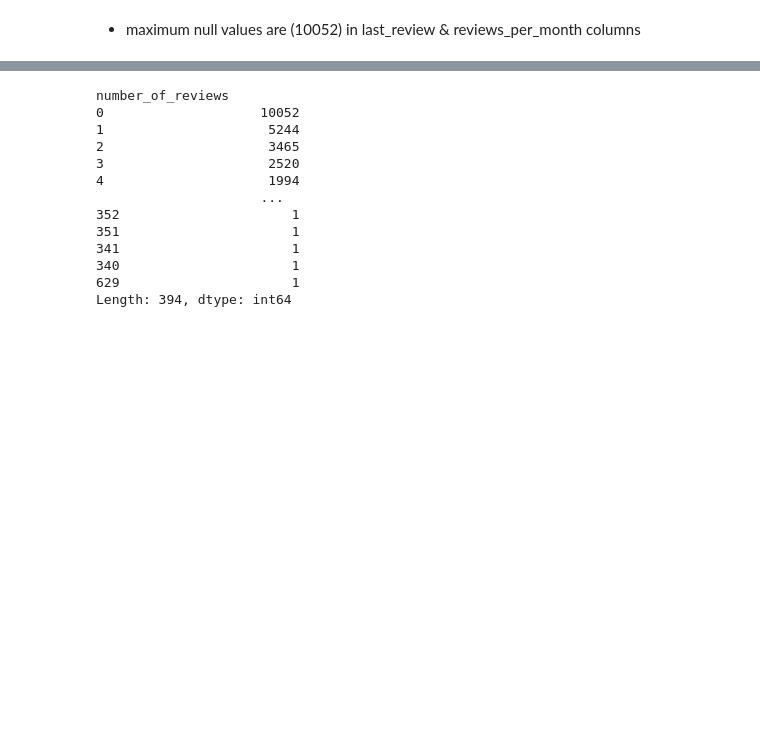
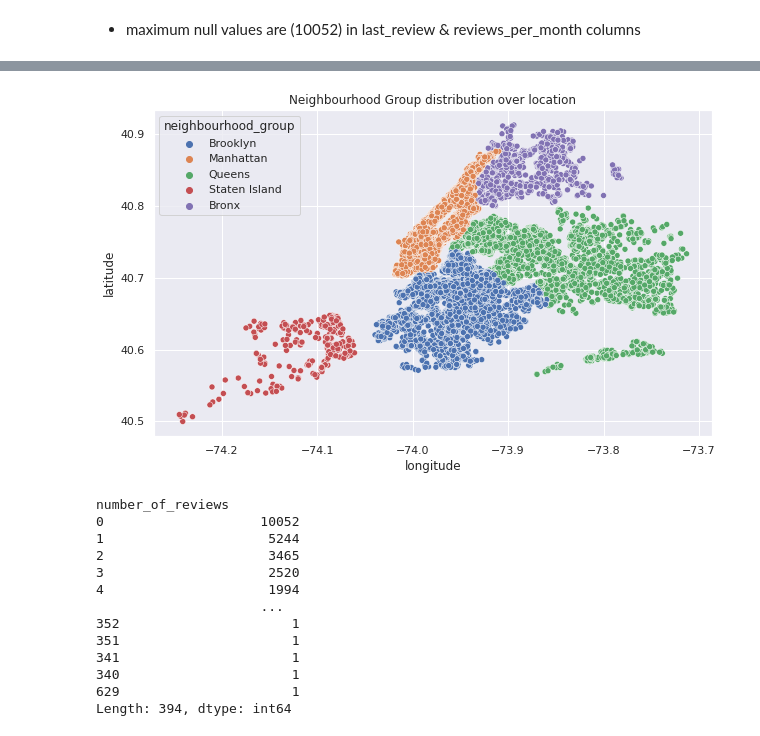
Before and after one commit to NehaGupta-DataScientists/AirbnbBookingAnalysis-, a Jupyter notebook: My_Airbnb_Bookings_Analysis_Capstone_Project.ipynb, the cells around one changed output, grey strips where cells are left out. Saved outputs shown, nothing was run; the diff lists cells and outputs as text; code cells hidden in the pictures; blank space fills up the shorter version.

```diff
--- a/My_Airbnb_Bookings_Analysis_Capstone_Project.ipynb
+++ b/My_Airbnb_Bookings_Analysis_Capstone_Project.ipynb
@@ -171,3 +391,10 @@ Index(['id', 'name', 'host_id', 'host_name', 'neighbourhood_group',
+# %%
+plt.figure(figsize=(10,6))
+plt.title("Neighbourhood Group distribution over location")
+sns.scatterplot(x=data_frame.longitude,y=data_frame.latitude,hue=data_frame.neighbourhood_group)
+plt.ioff()
+# %% [output]
+[figure, added]
 # %%
 data_frame[['number_of_reviews']].value_counts()
 # %% [output]
```
Also changed, not shown: parts of 45 cells of this notebook.
